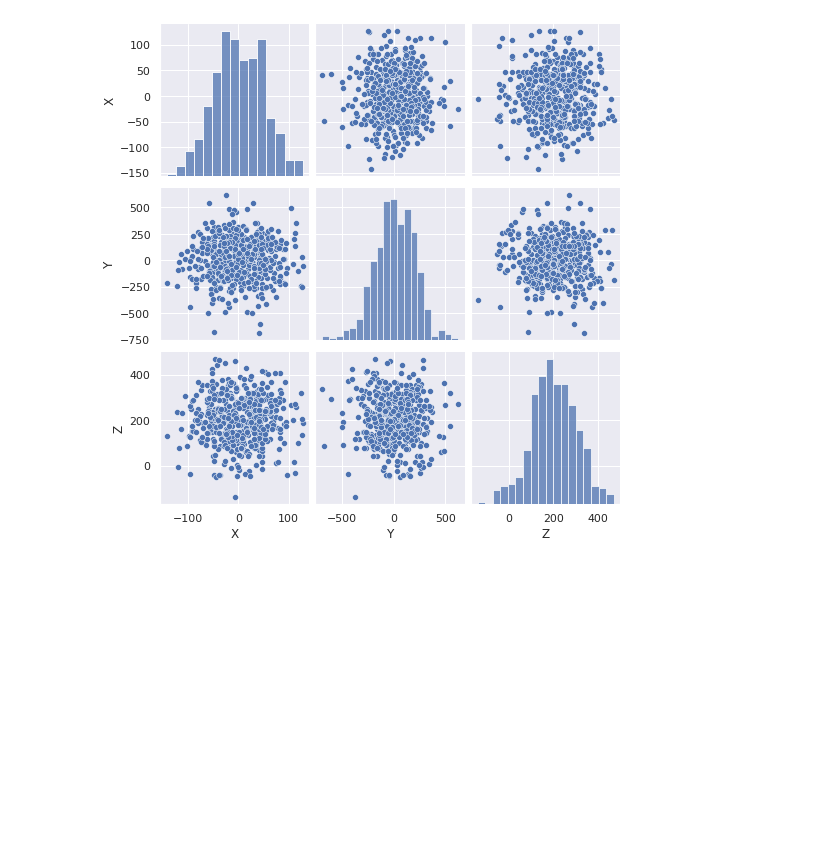
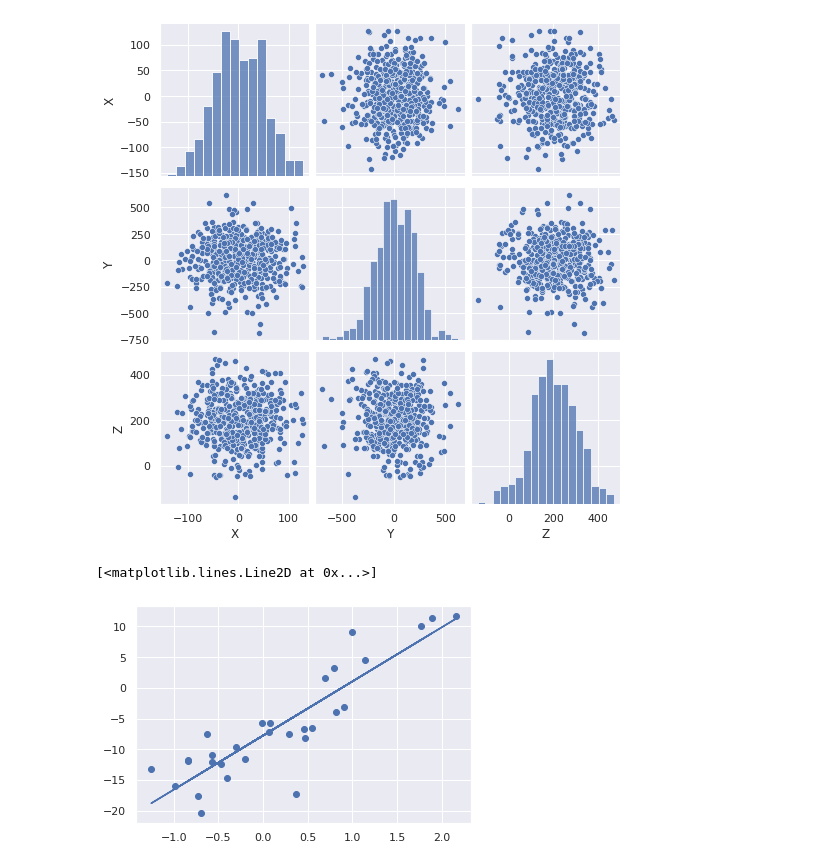
Before and after one commit to KARTIKEYgarg1/udemy-data-science-and-ml, a Jupyter notebook: Practice.ipynb, the cells around one changed output. Saved outputs shown, nothing was run; the diff lists cells and outputs as text; code cells hidden in the pictures; blank space fills up the shorter version.

```diff
--- a/Practice.ipynb
+++ b/Practice.ipynb
@@ -250,3 +250,20 @@ sns.pairplot(pd.DataFrame({'X':X,'Y':Y,'Z':Z}))
 # %% [output]
 <seaborn.axisgrid.PairGrid at 0x...>
 [figure]
+# %%
+import numpy as np
+import matplotlib.pyplot as plt
+import seaborn as sns
+sns.set()
+x=np.random.randn(30)
+y=8*x+5*np.random.randn(30)-7
+# plt.scatter(x,y)
+from sklearn.linear_model import LinearRegression
+model=LinearRegression(fit_intercept=True)
+model.fit(x[:,np.newaxis],y)#converting 1D array to 2D
+yFit=model.predict(x[:,np.newaxis])
+plt.scatter(x,y)
+plt.plot(x,yFit)
+# %% [output]
+[<matplotlib.lines.Line2D at 0x...>]
+[figure, added]
```
Also changed, not shown: parts of 2 cells of this notebook.
